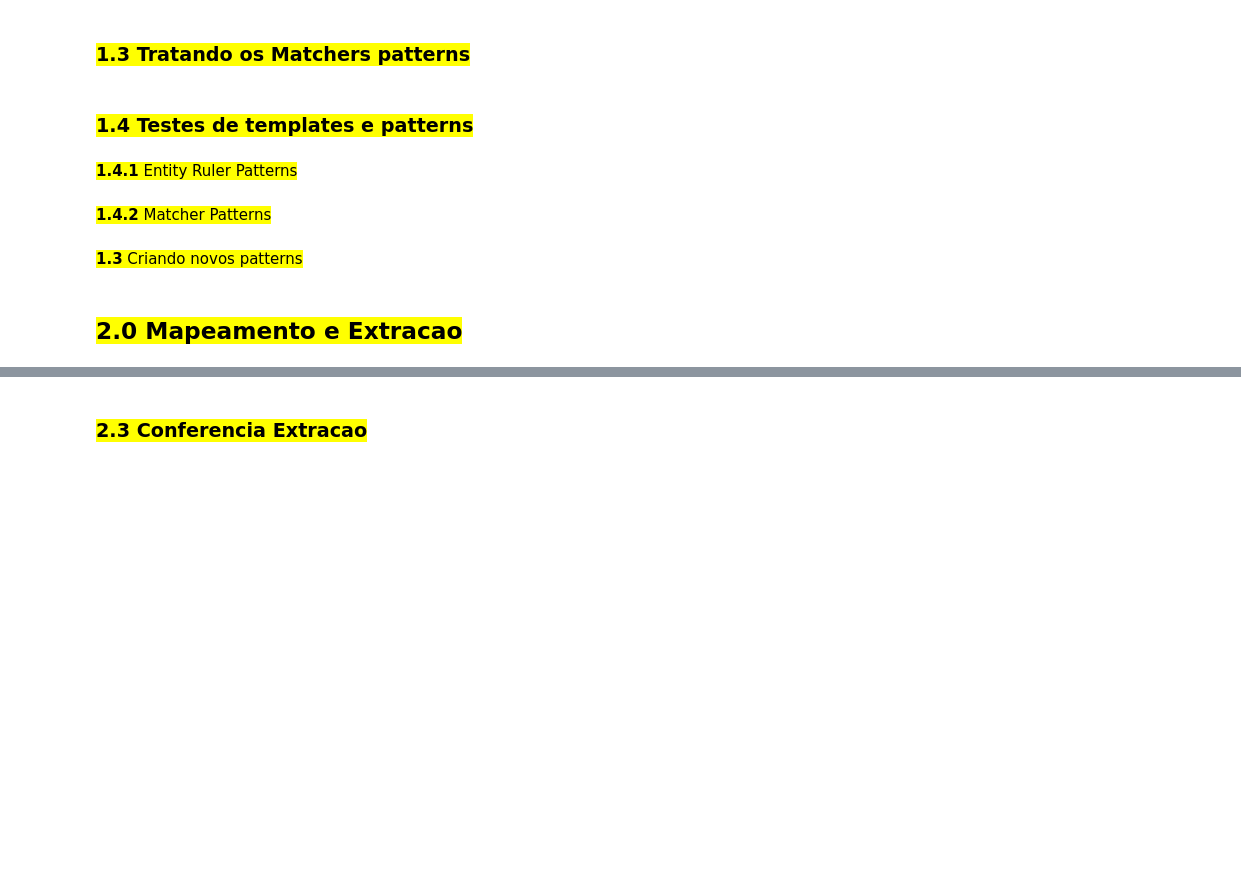
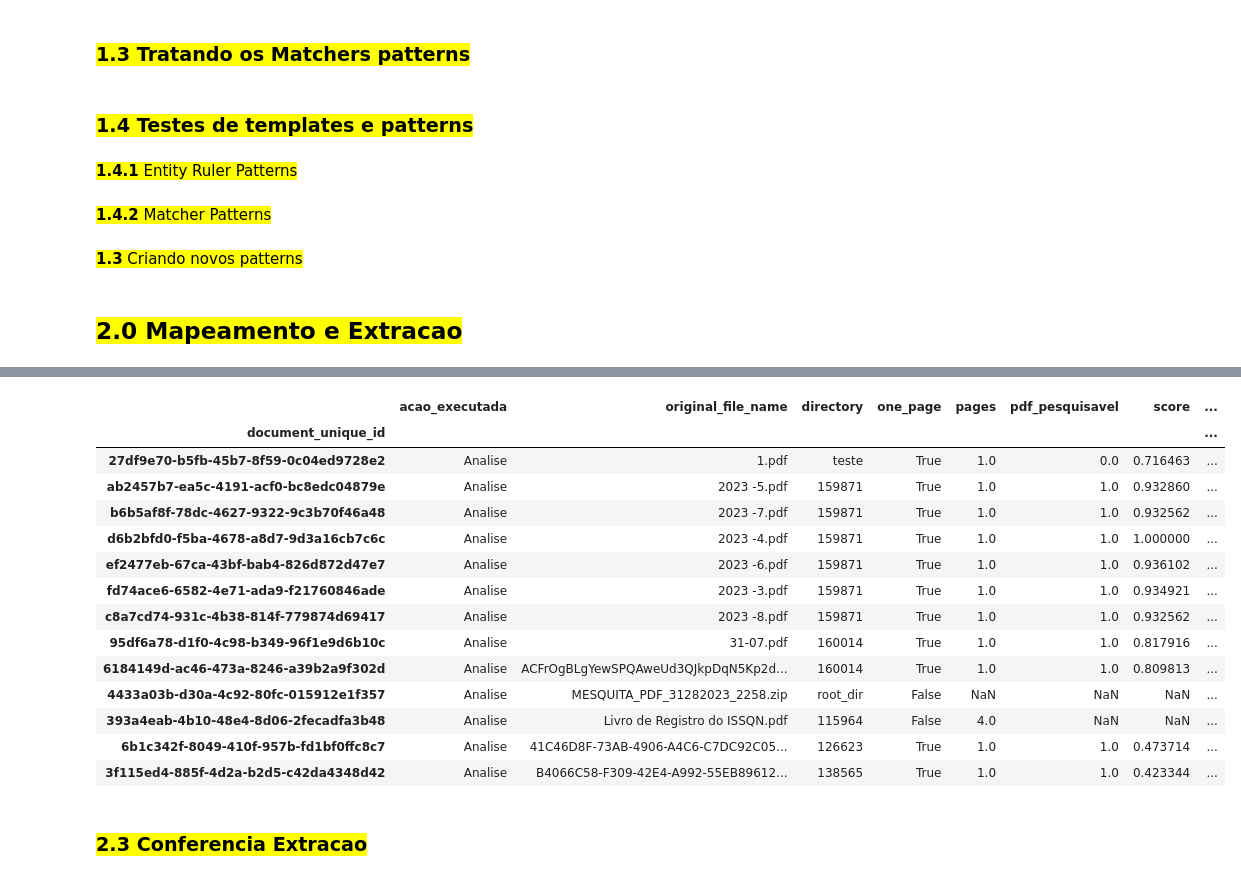
Before and after one commit to Daniel-sdn/extracaoDoc, a Jupyter notebook: 2_extract_pipeline_NLP_V1.ipynb, the cells around one changed output, grey strips where cells are left out. Cells and saved outputs as stored; diff of their text form; code cells hidden in the pictures; blank space fills up the shorter version.

```diff
--- a/2_extract_pipeline_NLP_V1.ipynb
+++ b/2_extract_pipeline_NLP_V1.ipynb
@@ -1510,5 +2235,5 @@ for match_id, start, end in matches:
 # %%
-amostra = "https://nfe.mesquita.rj.gov.br"
+amostra = "Inscrição Municipal: 952538 Telefone: 2297268232.. Inscrição Estadual: Nome/Razão Social: MEDSORIA CLINICA "
 doc1 = nlp(amostra)
 
 
@@ -2242,10 +2360,19 @@ def extracao_pipeline(qualquer_df, doc_content, fase, atividade, status, debug=F
             tipo_documento_map = [ent.orth_ for ent in doc.ents if ent.label_ == "tipo_documento"][0]
 
             f_type = 'document'
-            result = utl.filtrar_df(frames_nf_v4_df, type=f_type, de_para_pm=de_para_pm)
-            model_map = result['model'].values[0]
-            if debug:
-                print(f'\nresult: {result}\n')
+            ic(f_type)
+            ic(de_para_pm)
+
+
+            # cores =
+            # resultado = utl.filtrar_df(frames_nf_v4_df, type=f_type, de_para_pm=de_para_pm)
+
+            resultado = frames_nf_v4_df[(frames_nf_v4_df['type'] == f_type) & (frames_nf_v4_df['de_para_pm'] == de_para_pm)]
+
+            ic(resultado)
+            model_map = resultado.iloc[0]['model']
+            # model_map = resultado['model'].values[0]
+
 
             section = "1. CABECALHO"
             valores = {}
@@ -2366,11 +2493,20 @@ def extracao_pipeline(qualquer_df, doc_content, fase, atividade, status, debug=F
             if valores:
                 row_info.update(valores)
 
-            # 9. OUTRAS INFORMAÇOES / CRITICAS
-            outras_informacoes_end_char = [ent.end_char for ent in doc.ents if ent.id_ == '9. OUTRAS INFORMAÇOES / CRITICAS'][0]
-            observacoes_start_char = [ent.start_char for ent in doc.ents if ent.id_ == '10. OBSERVACOES'][0]
-            observacao = texto[outras_informacoes_end_char:observacoes_start_char]
+
+            # 10. OBSERVACOES
+            observacoes_end_char = [ent.end_char for ent in doc.ents if ent.id_ == '10. OBSERVACOES'][0]
+            try:
+                encerrador_start_char = [ent.start_char for ent in doc.ents if ent.label_ == 'encerrador'][0]
+            except IndexError:
+                encerrador_start_char = None
+            if encerrador_start_char == None:
+                observacao = texto[observacoes_end_char:]
+            else:
+                observacao = texto[observacoes_end_char:encerrador_start_char]
             row_info['observacao'] = observacao
+
+
 
 
             lista_dicts.append(row_info)
@@ -2408,7 +2557,9 @@ df_result_pipe.set_index('document_unique_id', inplace=True)
 ordem_status = ['PREPROCESS_EXTRACT', 'NO_PROCESS', 'root_analise']
 ordem_action_item = ['CONTINUE_PROCESS', 'BREAK_PROCESS', 'NO_PROCESS']
 
-df_result_pipe['status_documento'] = pd.Categorical(df['status_documento'], categories=ordem_status, ordered=True)
-df_result_pipe['action_item'] = pd.Categorical(df['action_item'], categories=ordem_action_item, ordered=True)
+df_result_pipe['status_documento'] = pd.Categorical(df_result_pipe['status_documento'], categories=ordem_status, ordered=True)
+df_result_pipe['action_item'] = pd.Categorical(df_result_pipe['action_item'], categories=ordem_action_item, ordered=True)
 
 df_result_pipe.sort_values(by=['status_documento', 'action_item', 'seq'], ascending=[True, True, True], inplace=True)
+
+df_result_pipe
@@ -2416,0 +2566,19 @@ df_result_pipe.columns
+# %%
+df_conf0 = df_result_pipe[['acao_executada', 'original_file_name', 'directory', 'one_page', 'pages', 'pdf_pesquisavel', 'score', 'palavra_chave', 'document_tag','action_item','status_documento','valor_total_nota']]
+df_conf0
+# %% [output]
+|  | acao_executada | original_file_name | directory | one_page | pages | pdf_pesquisavel | score | ... |
+| document_unique_id |  |  |  |  |  |  |  | ... |
+| 27df9e70-b5fb-45b7-8f59-0c04ed9728e2 | Analise | 1.pdf | teste | True | 1.0 | 0.0 | 0.716463 | ... |
+| ab2457b7-ea5c-4191-acf0-bc8edc04879e | Analise | 2023 -5.pdf | 159871 | True | 1.0 | 1.0 | 0.932860 | ... |
+| b6b5af8f-78dc-4627-9322-9c3b70f46a48 | Analise | 2023 -7.pdf | 159871 | True | 1.0 | 1.0 | 0.932562 | ... |
+| d6b2bfd0-f5ba-4678-a8d7-9d3a16cb7c6c | Analise | 2023 -4.pdf | 159871 | True | 1.0 | 1.0 | 1.000000 | ... |
+| ef2477eb-67ca-43bf-bab4-826d872d47e7 | Analise | 2023 -6.pdf | 159871 | True | 1.0 | 1.0 | 0.936102 | ... |
+| fd74ace6-6582-4e71-ada9-f21760846ade | Analise | 2023 -3.pdf | 159871 | True | 1.0 | 1.0 | 0.934921 | ... |
+| c8a7cd74-931c-4b38-814f-779874d69417 | Analise | 2023 -8.pdf | 159871 | True | 1.0 | 1.0 | 0.932562 | ... |
+| 95df6a78-d1f0-4c98-b349-96f1e9d6b10c | Analise | 31-07.pdf | 160014 | True | 1.0 | 1.0 | 0.817916 | ... |
+| 6184149d-ac46-473a-8246-a39b2a9f302d | Analise | ACFrOgBLgYewSPQAweUd3QJkpDqN5Kp2d... | 160014 | True | 1.0 | 1.0 | 0.809813 | ... |
+| 4433a03b-d30a-4c92-80fc-015912e1f357 | Analise | MESQUITA_PDF_31282023_2258.zip | root_dir | False | NaN | NaN | NaN | ... |
+| 393a4eab-4b10-48e4-8d06-2fecadfa3b48 | Analise | Livro de Registro do ISSQN.pdf | 115964 | False | 4.0 | NaN | NaN | ... |
+| 6b1c342f-8049-410f-957b-fd1bf0ffc8c7 | Analise | 41C46D8F-73AB-4906-A4C6-C7DC92C05... | 126623 | True | 1.0 | 1.0 | 0.473714 | ... |
+| 3f115ed4-885f-4d2a-b2d5-c42da4348d42 | Analise | B4066C58-F309-42E4-A992-55EB89612... | 138565 | True | 1.0 | 1.0 | 0.423344 | ... |
```
Also changed, not shown: parts of 69 cells of this notebook, 11 other files.
